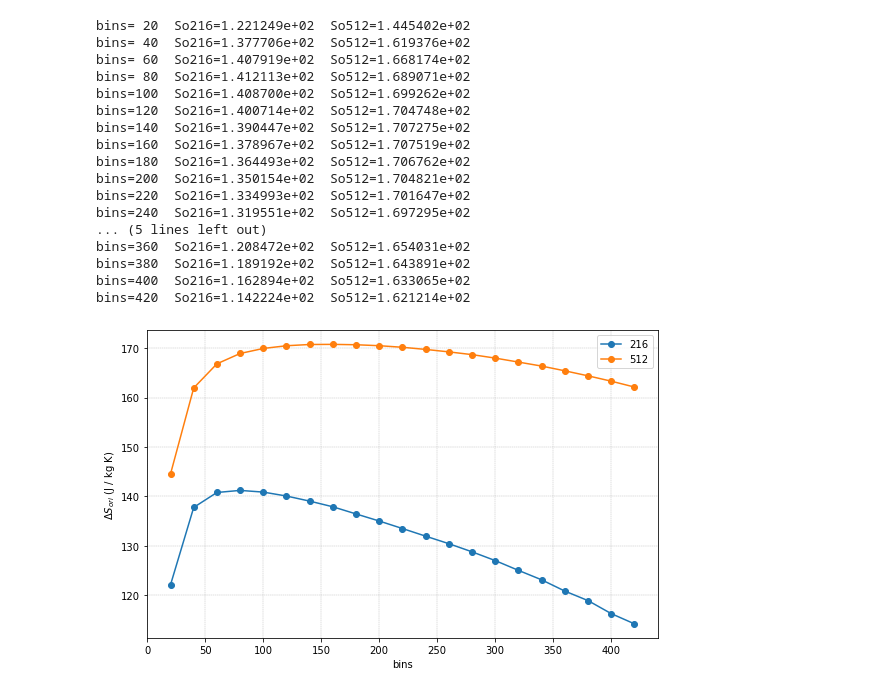
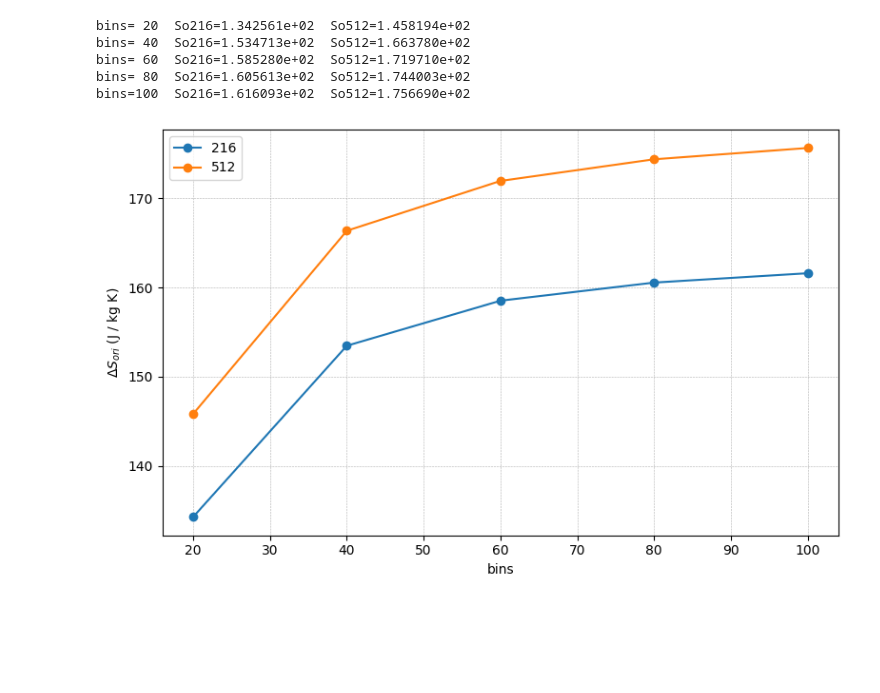
Before and after one commit to aressanu/ENTROPIES-25, a Jupyter notebook: pics_analysis.ipynb, the cells around one changed output. Cells and saved outputs as stored; diff of their text form; code cells hidden in the pictures; blank space fills up the shorter version.

```diff
--- a/pics_analysis.ipynb
+++ b/pics_analysis.ipynb
@@ -1,16 +37,12 @@
 # %%
-import sys, os
-import numpy as np
-import matplotlib.pyplot as plt
-
 # =========================
-# CONSTANTS
+# CONSTANTS I CODIS
 # =========================
 k      = 1.380649e-23
 mmol   = 0.10415        # kg/mol
 nmol   = 512
 NA     = 6.02214076e23
-massa  = mmol / NA   # kg (massa total del sistema)
+massa  = mmol/ NA   # kg (massa molecula del sistema)
 
 
 def entropy_conf(fname, bins=70):
@@ -37,7 +69,7 @@ def entropy_conf(fname, bins=70):
     return S / massa
 
 
-def entropy_ori(fname, bins=70):
+def entropy_ori(fname, bins=100):
     """Entropia orientacional via histograma 3D (theta, phi, psi)."""
     th, phi, psi = [], [], []
     with open(fname) as f:
@@ -62,5 +94,5 @@ def entropy_ori(fname, bins=70):
     A   = Ath * (360 / bins) * (360 / bins)
     p   = hist * A
     S   = -k * np.sum(p[p > 0] * np.log(p[p > 0]))
-    return S / massa * nmol
+    return S / massa
 # %%
@@ -609,7 +486,7 @@ def entropy_ori2(fname, bins=70):
             cols = line.split()
             try:
                 th.append(float(cols[8]))
-                psi.append(float(cols[10]))
+                psi.append(float(cols[9]))
             except (IndexError, ValueError):
                 continue
 
@@ -622,7 +499,7 @@ def entropy_ori2(fname, bins=70):
     A   = Ath * (360 / bins)
     p   = hist * A
     S   = -k * np.sum(p[p > 0] * np.log(p[p > 0]))
-    return S / massa * nmol
+    return S / massa
 
 
 
@@ -638,53 +515,42 @@ def compare_entropy_ori_by_bins(bins_list,
         S216_b = entropy_ori2(file_216_b, bins=b)
         So216.append(S216_a - S216_b)
 
         S512_a = entropy_ori2(file_512_a, bins=b)
         S512_b = entropy_ori2(file_512_b, bins=b)
         So512.append(S512_a - S512_b)
 
     return np.array(So216), np.array(So512)
 
-bins_list = np.arange(20, 421, 20)
+bins_list = np.arange(20, 101, 20)
 
-file_216_a = "/Users/aressanuylatorre/Desktop/doc/NPG/ang_fix_NPG_305.dat"
-file_216_b = "/Users/aressanuylatorre/Desktop/doc/NPG/ang_fix_NPG_300.dat"
-file_512_a = "/Users/aressanuylatorre/Desktop/doc/newNPG/files/ang_ori_305_1_2.dat"
-file_512_b = "/Users/aressanuylatorre/Desktop/doc/newNPG/files/ang_ori_300_1_2.dat"
+file_216_a = antic_abans(305, 1)
+file_216_b = antic_abans(300, 1)
+file_512_a = nou_abans(305, 1)
+file_512_b = nou_abans(300, 1)
+
 
 So216, So512 = compare_entropy_ori_by_bins(
     bins_list,
     file_216_a, file_216_b,
     file_512_a, file_512_b
 )
 
 for b, s216, s512 in zip(bins_list, So216, So512):
     print(f"bins={b:3d}  So216={s216:.6e}  So512={s512:.6e}")
 
 plt.figure(figsize=(8,5))
 plt.plot(bins_list, So216, '-o', label='216')
 plt.plot(bins_list, So512, '-o', label='512')
 plt.xlabel('bins')
 plt.ylabel(r'$\Delta S_{ori}$ (J / kg K)')
 plt.legend()
 plt.grid(True, ls='--', lw=0.4)
 plt.tight_layout()
 plt.show()
 # %% [output]
-bins= 20  So216=1.221249e+02  So512=1.445402e+02
-bins= 40  So216=1.377706e+02  So512=1.619376e+02
-bins= 60  So216=1.407919e+02  So512=1.668174e+02
-bins= 80  So216=1.412113e+02  So512=1.689071e+02
-bins=100  So216=1.408700e+02  So512=1.699262e+02
-bins=120  So216=1.400714e+02  So512=1.704748e+02
-bins=140  So216=1.390447e+02  So512=1.707275e+02
-bins=160  So216=1.378967e+02  So512=1.707519e+02
-bins=180  So216=1.364493e+02  So512=1.706762e+02
-bins=200  So216=1.350154e+02  So512=1.704821e+02
-bins=220  So216=1.334993e+02  So512=1.701647e+02
-bins=240  So216=1.319551e+02  So512=1.697295e+02
-... (5 lines left out)
-bins=360  So216=1.208472e+02  So512=1.654031e+02
-bins=380  So216=1.189192e+02  So512=1.643891e+02
-bins=400  So216=1.162894e+02  So512=1.633065e+02
-bins=420  So216=1.142224e+02  So512=1.621214e+02
+bins= 20  So216=1.342561e+02  So512=1.458194e+02
+bins= 40  So216=1.534713e+02  So512=1.663780e+02
+bins= 60  So216=1.585280e+02  So512=1.719710e+02
+bins= 80  So216=1.605613e+02  So512=1.744003e+02
+bins=100  So216=1.616093e+02  So512=1.756690e+02
-[figure, old version]
+[figure, new version]
```
Also changed, not shown: parts of 11 cells of this notebook.
